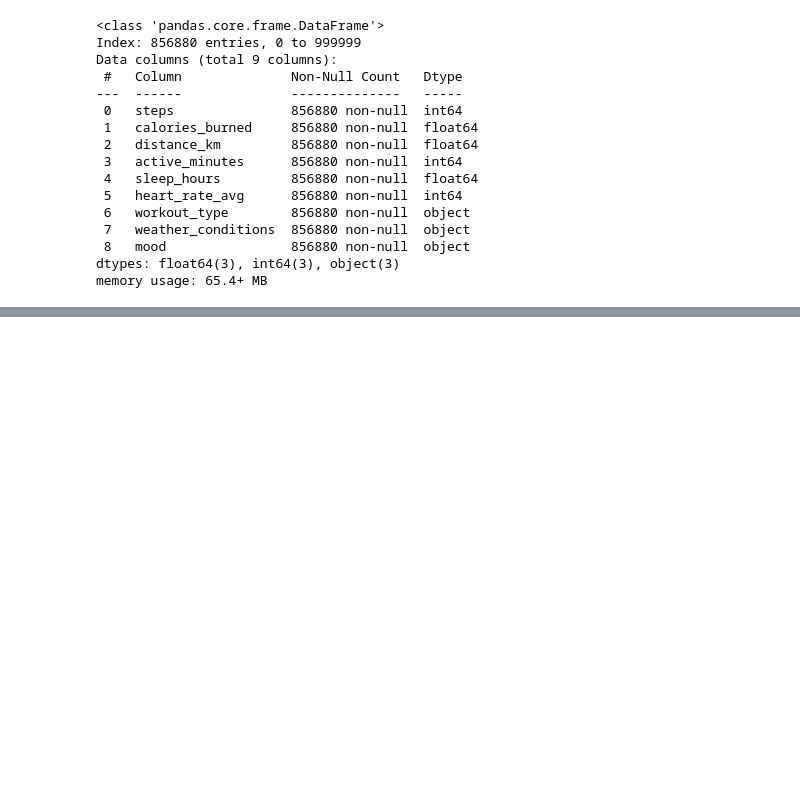
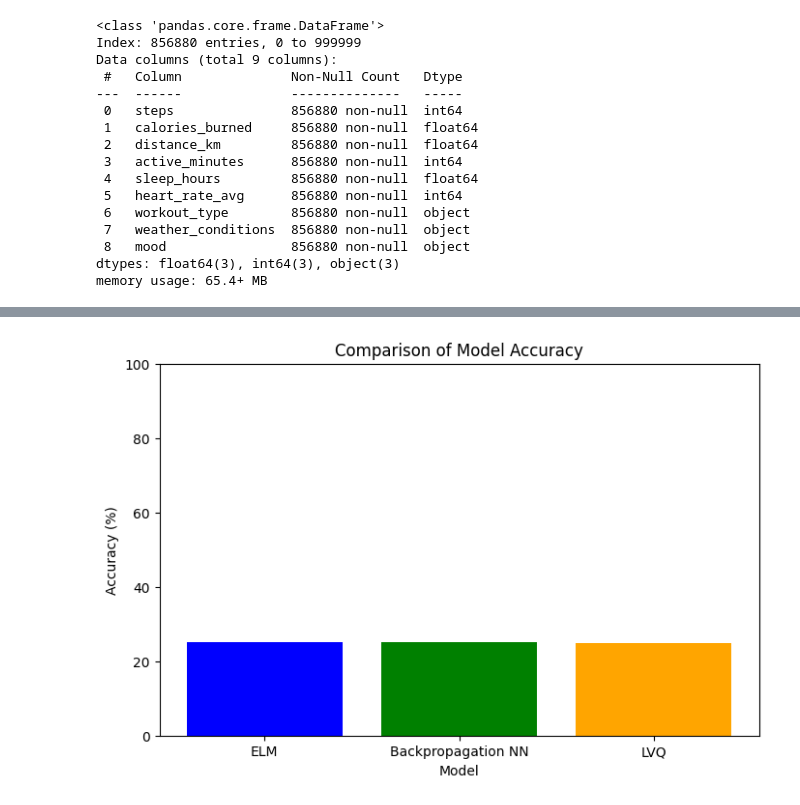
Before and after one commit to jonatyoung/LVQ_ELM, a Jupyter notebook: main.ipynb, the cells around one changed output, grey strips where cells are left out. Drawn from its saved outputs; the diff is of its cells as text; code cells hidden in the pictures; blank space fills up the shorter version.

Commit message:
add visualization

```diff
--- a/main.ipynb
+++ b/main.ipynb
@@ -23 +10,4 @@ data.head()
+# %%
+# Memuat dataset dan mempersiapkan data
+df = pd.read_csv("./data/fitness_tracker_dataset.csv").drop(columns=["user_id","date"])
 # %%
@@ -45,3 +33,3 @@ memory usage: 91.6+ MB
 # %%
-data = data.drop(columns=["user_id", "date", "location"])
+df = df.drop(columns=[ "location"])
 # %%
@@ -76,9 +64,9 @@ Data columns (total 9 columns):
 dtypes: float64(3), int64(3), object(3)
 memory usage: 68.7+ MB
 # %%
-data = data.dropna(subset=["workout_type"])
+df = df.dropna(subset=["workout_type"])
 
-data.info()
+df.info()
 # %% [output]
 <class 'pandas.core.frame.DataFrame'>
 Index: 856880 entries, 0 to 999999
@@ -220,0 +87,3 @@ weighted avg       0.25      0.25      0.25    171376
+# %%
+def euclidean_distance(x1, x2):
+    return np.sqrt(np.sum((x1 - x2) ** 2))
@@ -220,0 +411,25 @@ weighted avg       0.25      0.25      0.25    171376
+# %%
+# Rekap hasil akurasi
+results = {
+    "ELM": accuracy_elm * 100,
+    "Backpropagation NN": accuracy_bp * 100,
+    "LVQ": accuracy_lvq * 100,
+}
+
+
+import matplotlib.pyplot as plt
+
+# Data visualisasi
+models = list(results.keys())
+accuracies = list(results.values())
+
+# Plot bar chart
+plt.figure(figsize=(8, 5))
+plt.bar(models, accuracies, color=['blue', 'green', 'orange'])
+plt.ylim(0, 100)
+plt.xlabel('Model')
+plt.ylabel('Accuracy (%)')
+plt.title('Comparison of Model Accuracy')
+plt.show()
+# %% [output]
+[figure, added]
```
Also changed, not shown: parts of 20 cells of this notebook.
